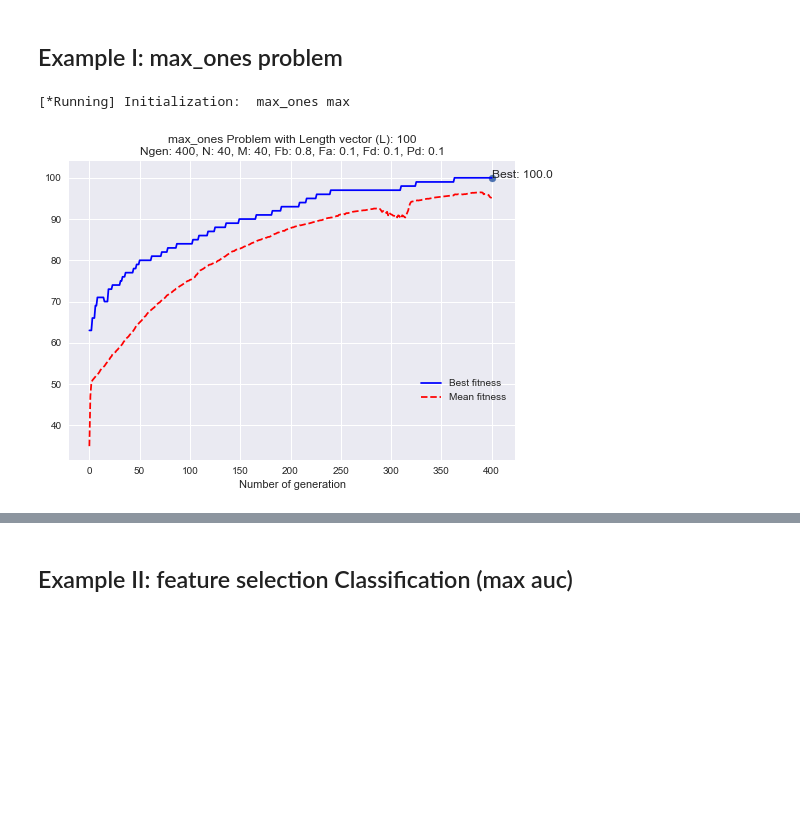
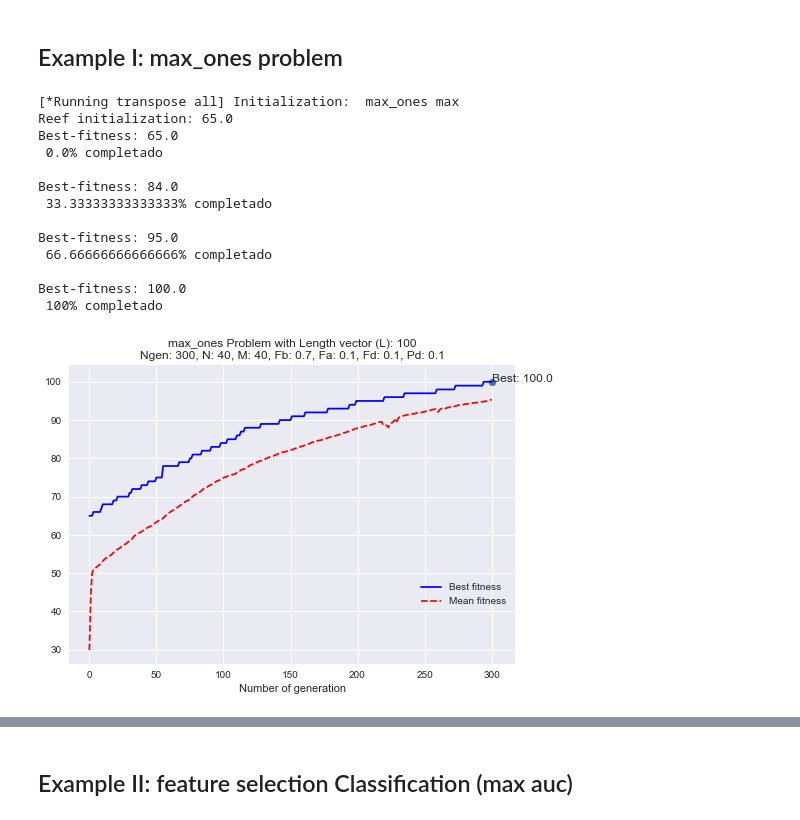
Before and after one commit to VictorPelaez/coral-reef-optimization-algorithm, a Jupyter notebook: cro/test.ipynb, the cells around one changed output, grey strips where cells are left out. Cells and saved outputs as stored; diff of their text form; code cells hidden in the pictures; blank space fills up the shorter version.

```diff
--- a/cro/test.ipynb
+++ b/cro/test.ipynb
@@ -5,29 +5,41 @@
 # %%
 import numpy as np
 import seaborn as sns
 from cro import *
 
 ## ------------------------------------------------------
 ## Parameters initialization
 
-Ngen = 400                 # Number of generations
+Ngen = 300                 # Number of generations
 N  = 40                    # MxN: reef size
 M  = 40                    # MxN: reef size
-Fb = 0.8                   # Broadcast prob.
+Fb = 0.7                   # Broadcast prob.
 Fa = 0.1                   # Asexual reproduction prob.
 Fd = 0.1                   # Fraction of the corals to be eliminated in the depredation operator.
-r0 = 0.7                   # Free/total initial proportion
+r0 = 0.6                   # Free/total initial proportion
 k  = 3                     # Number of opportunities for a new coral to settle in the reef
 Pd = 0.1                   # Depredation prob.
 opt= 'max'                 # flag: 'max' for maximizing and 'min' for minimizing
 L = 100
 ## ------------------------------------------------------
 
-cro = CRO(Ngen, N, M, Fb, Fa, Fd, r0, k, Pd, opt, L, problem_name='max_ones')
+cro = CRO(Ngen, N, M, Fb, Fa, Fd, r0, k, Pd, opt, L, problem_name='max_ones', verbose=True)
 %time (REEF, REEFpob, REEFfitness, ind_best, Bestfitness, Meanfitness) = cro.fit()
 # %% [output]
-[*Running] Initialization:  max_ones max
+[*Running transpose all] Initialization:  max_ones max
+Reef initialization: 65.0
+Best-fitness: 65.0
+ 0.0% completado
+
+Best-fitness: 84.0
+ 33.33333333333333% completado
+
+Best-fitness: 95.0
+ 66.66666666666666% completado
+
+Best-fitness: 100.0
+ 100% completado
-[figure, old version]
+[figure, new version]
 Best coral:  [1 1 1 1 1 1 1 1 1 1 1 1 1 1 1 1 1 1 1 1 1 1 1 1 1 1 1 1 1 1 1 1 1 1 1 1 1
  1 1 1 1 1 1 1 1 1 1 1 1 1 1 1 1 1 1 1 1 1 1 1 1 1 1 1 1 1 1 1 1 1 1 1 1 1
  1 1 1 1 1 1 1 1 1 1 1 1 1 1 1 1 1 1 1 1 1 1 1 1 1 1]
```
Also changed, not shown: parts of 3 cells of this notebook, 1 other file.
